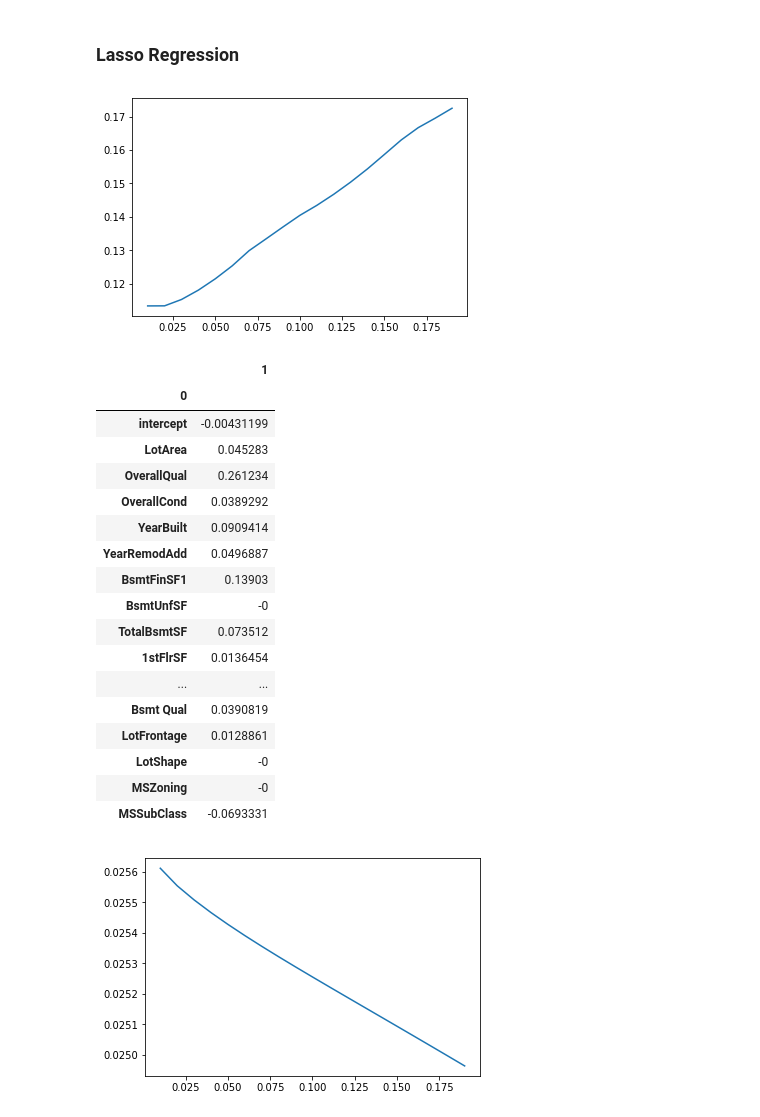
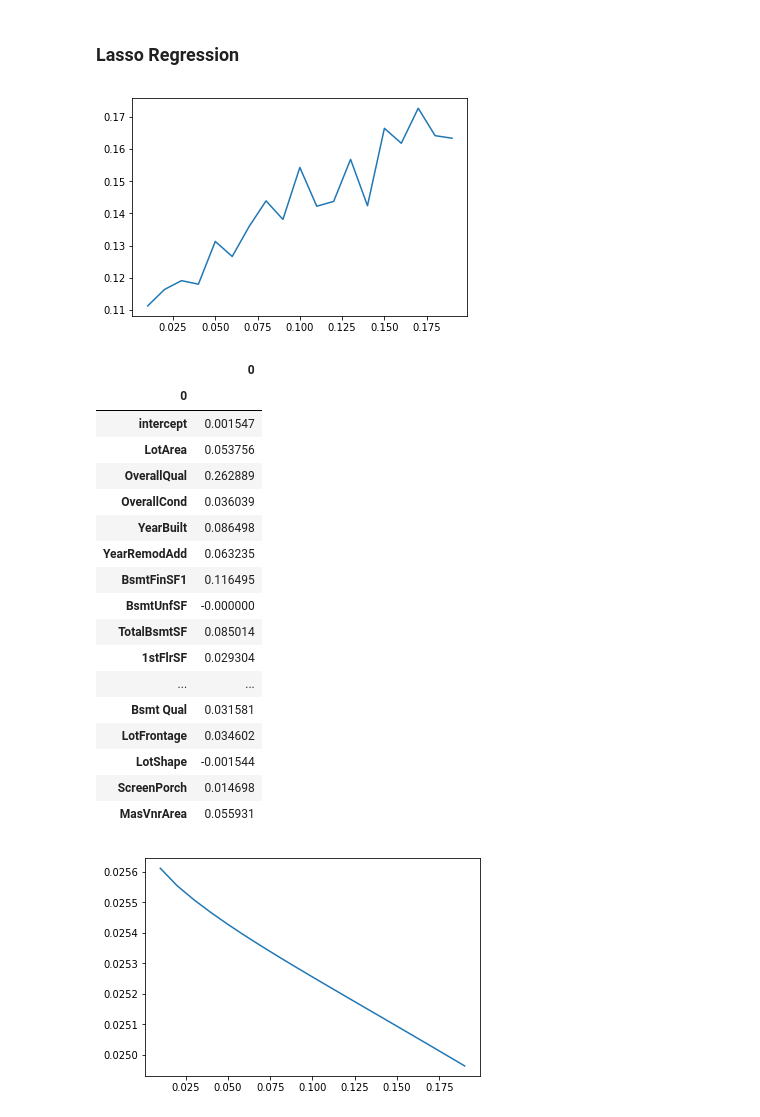
Before and after one commit to reeeno/iowa-housing-price, a Jupyter notebook: IHP.ipynb, the cells around one changed output. Saved outputs shown, nothing was run; the diff lists cells and outputs as text; code cells hidden in the pictures.

Commit message:
feature selection

```diff
--- a/IHP.ipynb
+++ b/IHP.ipynb
@@ -22,10 +23,10 @@ base_features = pd.read_csv(f"{data_folder}/Houseprice_data_scaled.csv")
 # %%
 # Params
 SHOW_CAT_TO_NUM_WARNING = False
-ADDITIONAL_FEATURES_SELECT = ['MSZoning', 'MSSubClass']
+ADDITIONAL_FEATURES_SELECT = ['ScreenPorch', 'MasVnrArea']
 LAMBDA_RIDGE = 0.1
 LAMBDA_LASSO = 0.04
-N_SIMULATIONS = 1000
+N_SIMULATIONS = 10
 
 # Constants
 ADDITIONAL_FEATURES_FIXED = ['LotFrontage', 'LotShape']
@@ -56,7 +57,7 @@ def add_features(base, feature_name):
         rep_base[single_feature] = (rep_base[single_feature] - rep_base[single_feature].mean()) / rep_base[single_feature].std()
     if type(feature_name) == str:
         add_single_feature(feature_name)
-    elif type(feature_name) == list:
+    else:
         for f in feature_name:
             add_single_feature(f)
     return rep_base
@@ -88,7 +89,7 @@ def regression(features, method='linear', alpha=0, random=False):
     :return: A dictionary containing coeffients and model mse
     """
     # Select features
-    df = add_features(base_features, ADDITIONAL_FEATURES)
+    df = add_features(base_features, ADDITIONAL_FEATURES_FIXED + list(features))
 
     # Split data set and split each into X and y where y is the price, and X is set of features
     train, val, test = [split_xy(x) for x in split_dataset(df, random=random)]
@@ -274,33 +352,33 @@ KeyboardInterrupt:
 # %%
 lambdas = np.arange(0.01, 0.2, 0.01)
 alphas = lambdas / 2
 
-mses = [x['mse'] for x in monte_carlo(ADDITIONAL_FEATURES_SELECT, method='lasso', alpha=alphas)]
+mses = [x['mse'] for x in monte_carlo(ADDITIONAL_FEATURES_SELECT, N_SIMULATIONS, method='lasso', alpha=alphas)]
 
 plt.plot(lambdas, mses)
 plt.show()
 
-monte_carlo(ADDITIONAL_FEATURES_SELECT, method='lasso', alpha=LAMBDA_LASSO/2)['coeffs']
+monte_carlo(ADDITIONAL_FEATURES_SELECT, N_SIMULATIONS, method='lasso', alpha=LAMBDA_LASSO/2)['coeffs']
 # %% [output]
-[figure, old version]
+[figure, new version]
-|  | 1 |
+|  | 0 |
 | 0 |  |
-| intercept | -0.00431199 |
-| LotArea | 0.045283 |
-| OverallQual | 0.261234 |
-| OverallCond | 0.0389292 |
-| YearBuilt | 0.0909414 |
-| YearRemodAdd | 0.0496887 |
-| BsmtFinSF1 | 0.13903 |
-| BsmtUnfSF | -0 |
-| TotalBsmtSF | 0.073512 |
-| 1stFlrSF | 0.0136454 |
+| intercept | 0.001547 |
+| LotArea | 0.053756 |
+| OverallQual | 0.262889 |
+| OverallCond | 0.036039 |
+| YearBuilt | 0.086498 |
+| YearRemodAdd | 0.063235 |
+| BsmtFinSF1 | 0.116495 |
+| BsmtUnfSF | -0.000000 |
+| TotalBsmtSF | 0.085014 |
+| 1stFlrSF | 0.029304 |
 | ... | ... |
-| Bsmt Qual | 0.0390819 |
-| LotFrontage | 0.0128861 |
-| LotShape | -0 |
-| MSZoning | -0 |
-| MSSubClass | -0.0693331 |
+| Bsmt Qual | 0.031581 |
+| LotFrontage | 0.034602 |
+| LotShape | -0.001544 |
+| ScreenPorch | 0.014698 |
+| MasVnrArea | 0.055931 |
 # %%
 # Yvonne's for loop
 
```
Also changed, not shown: parts of 10 cells of this notebook.
